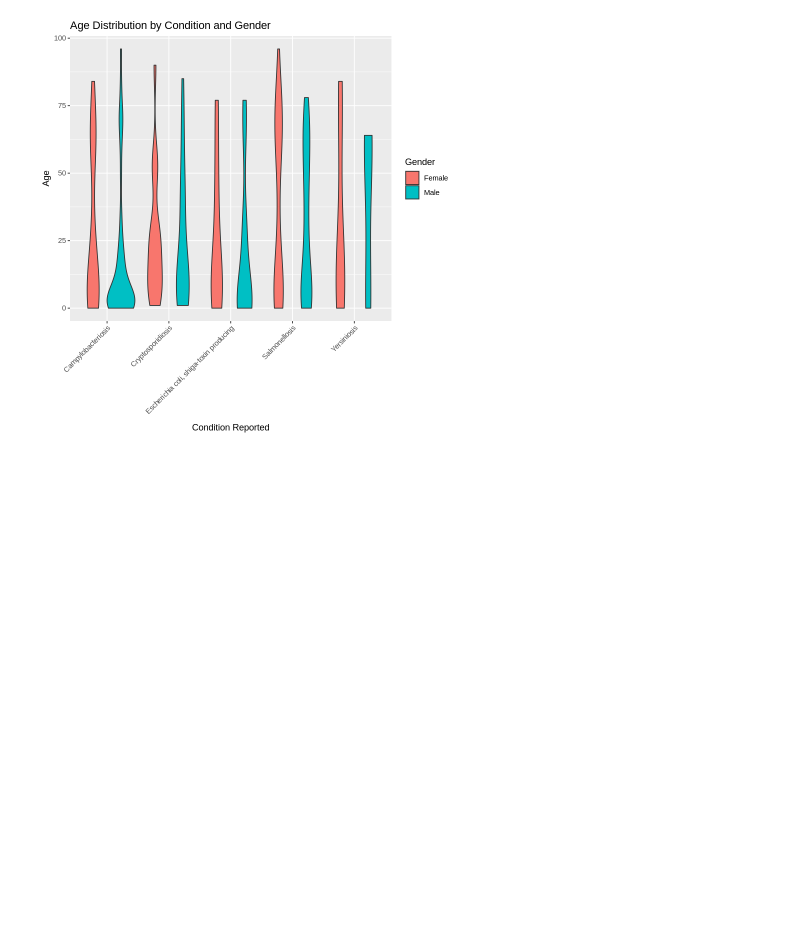
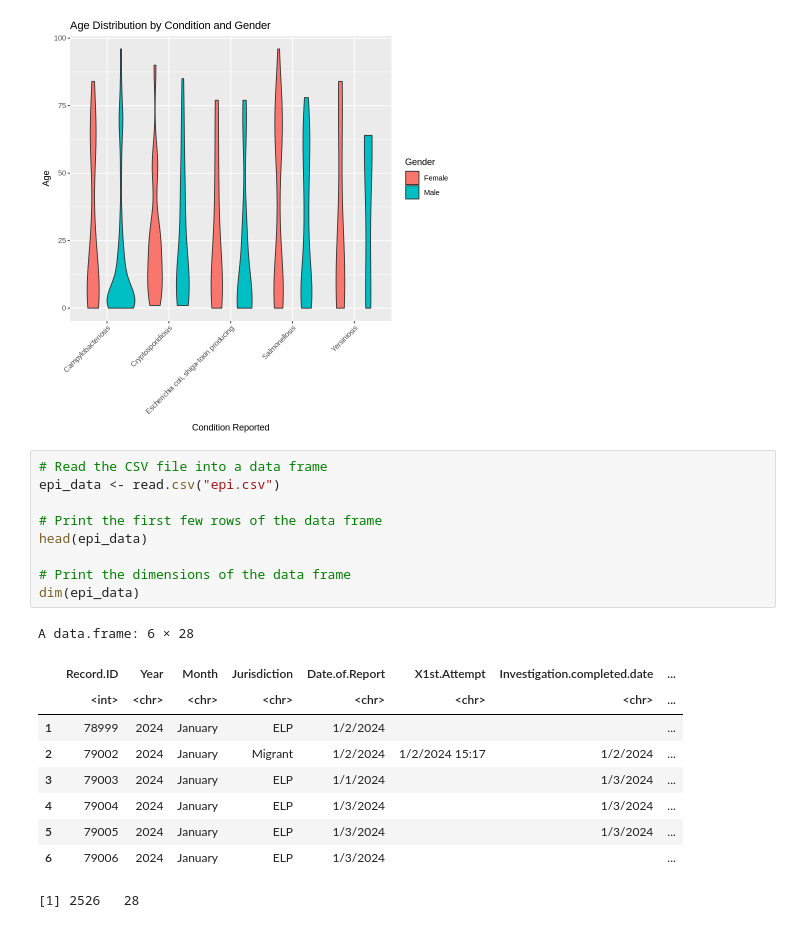
Before and after one commit to asyanez/Class5357, a Jupyter notebook: demo_for_class.ipynb, the cells around one changed output. Saved outputs shown, nothing was run; the diff lists cells and outputs as text; blank space fills up the shorter version.

```diff
--- a/demo_for_class.ipynb
+++ b/demo_for_class.ipynb
@@ -182,3 +199,23 @@ ggplot(filtered_data, aes(x = Condition.reported, y = Age, fill = Gender)) +
   theme(axis.text.x = element_text(angle = 45, hjust = 1))
 # %% [output]
 [figure]
+# %%
+# Read the CSV file into a data frame
+epi_data <- read.csv("epi.csv")
+
+# Print the first few rows of the data frame
+head(epi_data)
+
+# Print the dimensions of the data frame
+dim(epi_data)
+# %% [output]
+A data.frame: 6 × 28
+|  | Record.ID | Year | Month | Jurisdiction | Date.of.Report | X1st.Attempt | Investigation.completed.date | ... |
+|  | <int> | <chr> | <chr> | <chr> | <chr> | <chr> | <chr> | ... |
+| 1 | 78999 | 2024 | January | ELP | 1/2/2024 |  |  | ... |
+| 2 | 79002 | 2024 | January | Migrant | 1/2/2024 | 1/2/2024 15:17 | 1/2/2024 | ... |
+| 3 | 79003 | 2024 | January | ELP | 1/1/2024 |  | 1/3/2024 | ... |
+| 4 | 79004 | 2024 | January | ELP | 1/3/2024 |  | 1/3/2024 | ... |
+| 5 | 79005 | 2024 | January | ELP | 1/3/2024 |  | 1/3/2024 | ... |
+| 6 | 79006 | 2024 | January | ELP | 1/3/2024 |  |  | ... |
+[1] 2526   28
```
Also changed, not shown: parts of 6 cells of this notebook.
